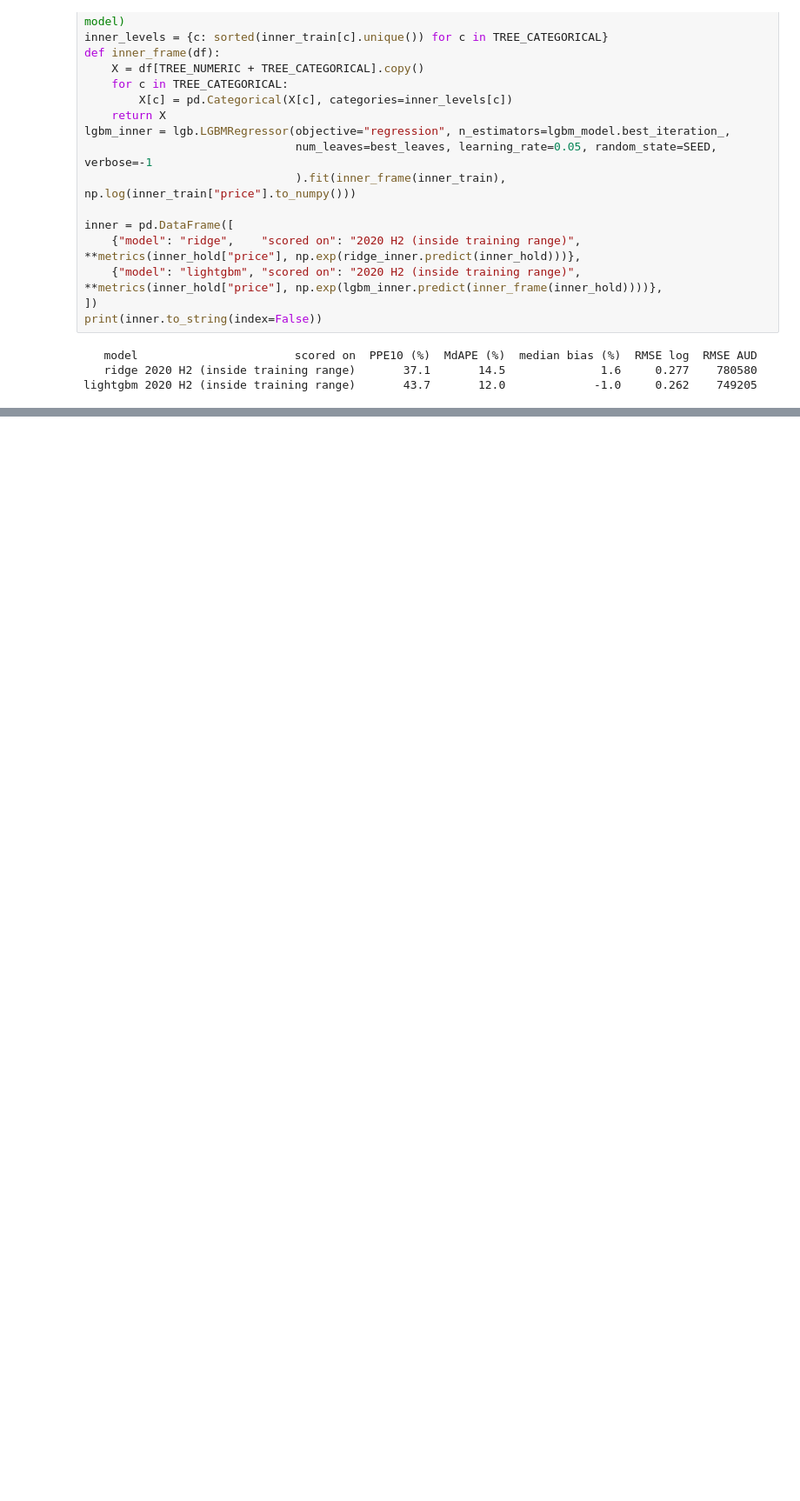
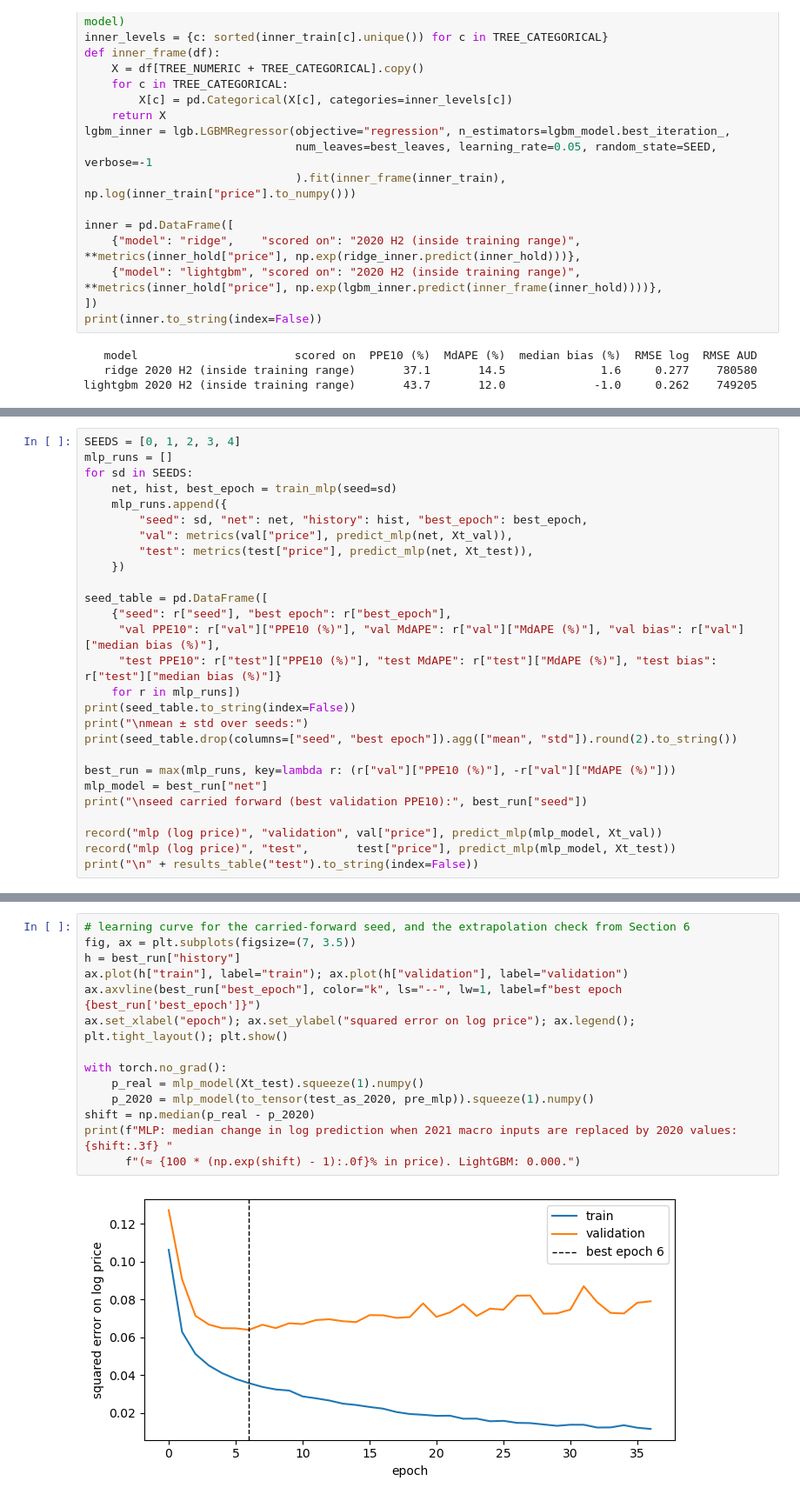
Before and after one commit to AlexHu1210/uts-ml-a2-sydney-house-price, a Jupyter notebook: notebook/UTS_ML_A2_Sydney_House_Price.ipynb, the cells around one changed output, grey strips where cells are left out. Shown at 87% size. Cells and saved outputs as stored; diff of their text form; blank space fills up the shorter version.

Commit message:
Step 7: PyTorch MLP with early stopping, five-seed spread, extrapolation check
Co-authored-by: Cursor <cursoragent@cursor.com>

```diff
--- a/notebook/UTS_ML_A2_Sydney_House_Price.ipynb
+++ b/notebook/UTS_ML_A2_Sydney_House_Price.ipynb
@@ -1017,0 +1098,27 @@ lightgbm 2020 H2 (inside training range)       43.7       12.0             -1.0
+# %%
+SEEDS = [0, 1, 2, 3, 4]
+mlp_runs = []
+for sd in SEEDS:
+    net, hist, best_epoch = train_mlp(seed=sd)
+    mlp_runs.append({
+        "seed": sd, "net": net, "history": hist, "best_epoch": best_epoch,
+        "val": metrics(val["price"], predict_mlp(net, Xt_val)),
+        "test": metrics(test["price"], predict_mlp(net, Xt_test)),
+    })
+
+seed_table = pd.DataFrame([
+    {"seed": r["seed"], "best epoch": r["best_epoch"],
+     "val PPE10": r["val"]["PPE10 (%)"], "val MdAPE": r["val"]["MdAPE (%)"], "val bias": r["val"]["median bias (%)"],
+     "test PPE10": r["test"]["PPE10 (%)"], "test MdAPE": r["test"]["MdAPE (%)"], "test bias": r["test"]["median bias (%)"]}
+    for r in mlp_runs])
+print(seed_table.to_string(index=False))
+print("\nmean ± std over seeds:")
+print(seed_table.drop(columns=["seed", "best epoch"]).agg(["mean", "std"]).round(2).to_string())
+
+best_run = max(mlp_runs, key=lambda r: (r["val"]["PPE10 (%)"], -r["val"]["MdAPE (%)"]))
+mlp_model = best_run["net"]
+print("\nseed carried forward (best validation PPE10):", best_run["seed"])
+
+record("mlp (log price)", "validation", val["price"], predict_mlp(mlp_model, Xt_val))
+record("mlp (log price)", "test",       test["price"], predict_mlp(mlp_model, Xt_test))
+print("\n" + results_table("test").to_string(index=False))
@@ -1017,0 +1143,16 @@ lightgbm 2020 H2 (inside training range)       43.7       12.0             -1.0
+# %%
+# learning curve for the carried-forward seed, and the extrapolation check from Section 6
+fig, ax = plt.subplots(figsize=(7, 3.5))
+h = best_run["history"]
+ax.plot(h["train"], label="train"); ax.plot(h["validation"], label="validation")
+ax.axvline(best_run["best_epoch"], color="k", ls="--", lw=1, label=f"best epoch {best_run['best_epoch']}")
+ax.set_xlabel("epoch"); ax.set_ylabel("squared error on log price"); ax.legend(); plt.tight_layout(); plt.show()
+
+with torch.no_grad():
+    p_real = mlp_model(Xt_test).squeeze(1).numpy()
+    p_2020 = mlp_model(to_tensor(test_as_2020, pre_mlp)).squeeze(1).numpy()
+shift = np.median(p_real - p_2020)
+print(f"MLP: median change in log prediction when 2021 macro inputs are replaced by 2020 values: {shift:.3f} "
+      f"(≈ {100 * (np.exp(shift) - 1):.0f}% in price). LightGBM: 0.000.")
+# %% [output]
+[figure, added]
```
Also changed, not shown: parts of 8 cells of this notebook, 1 other file.
